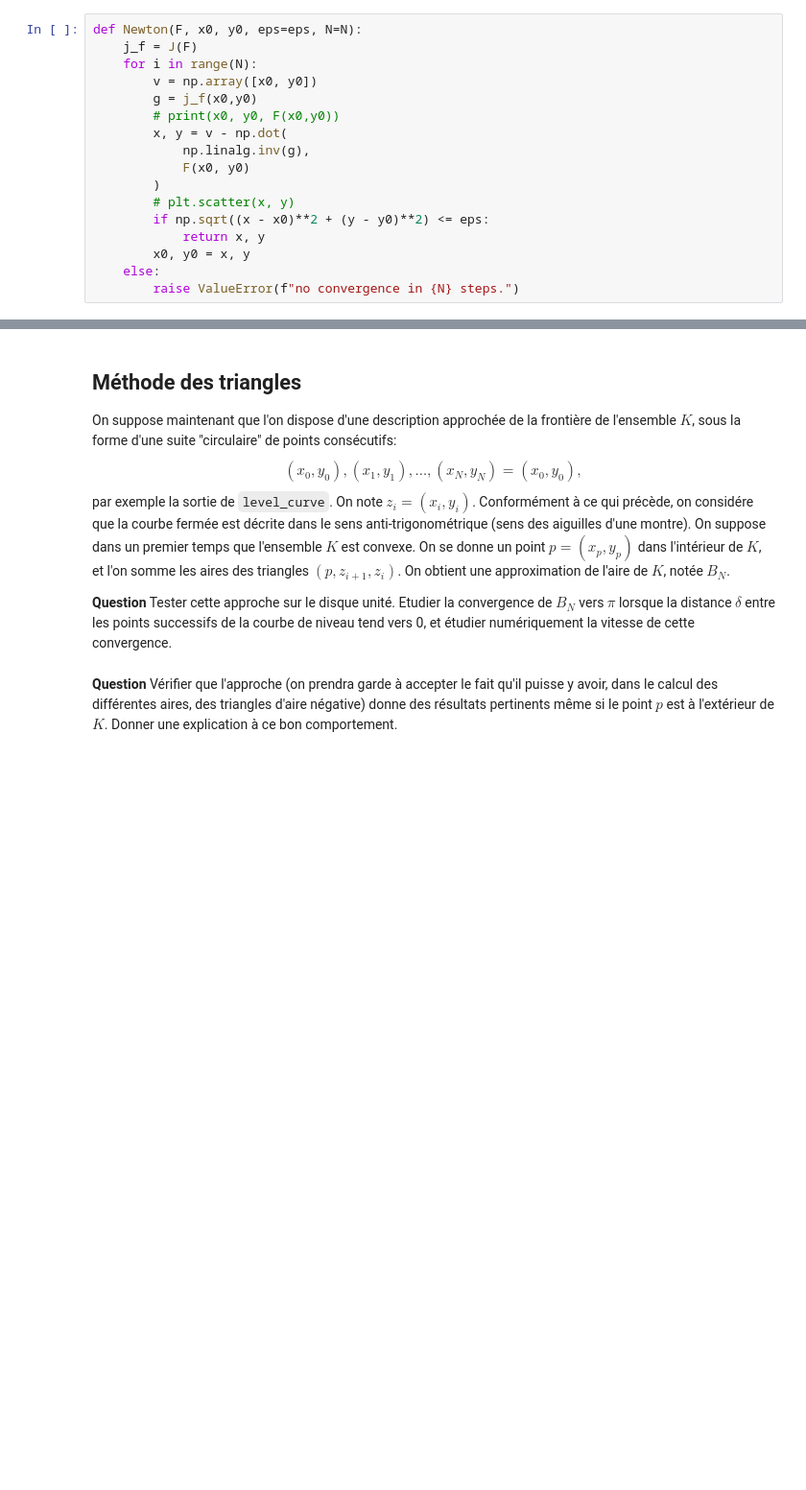
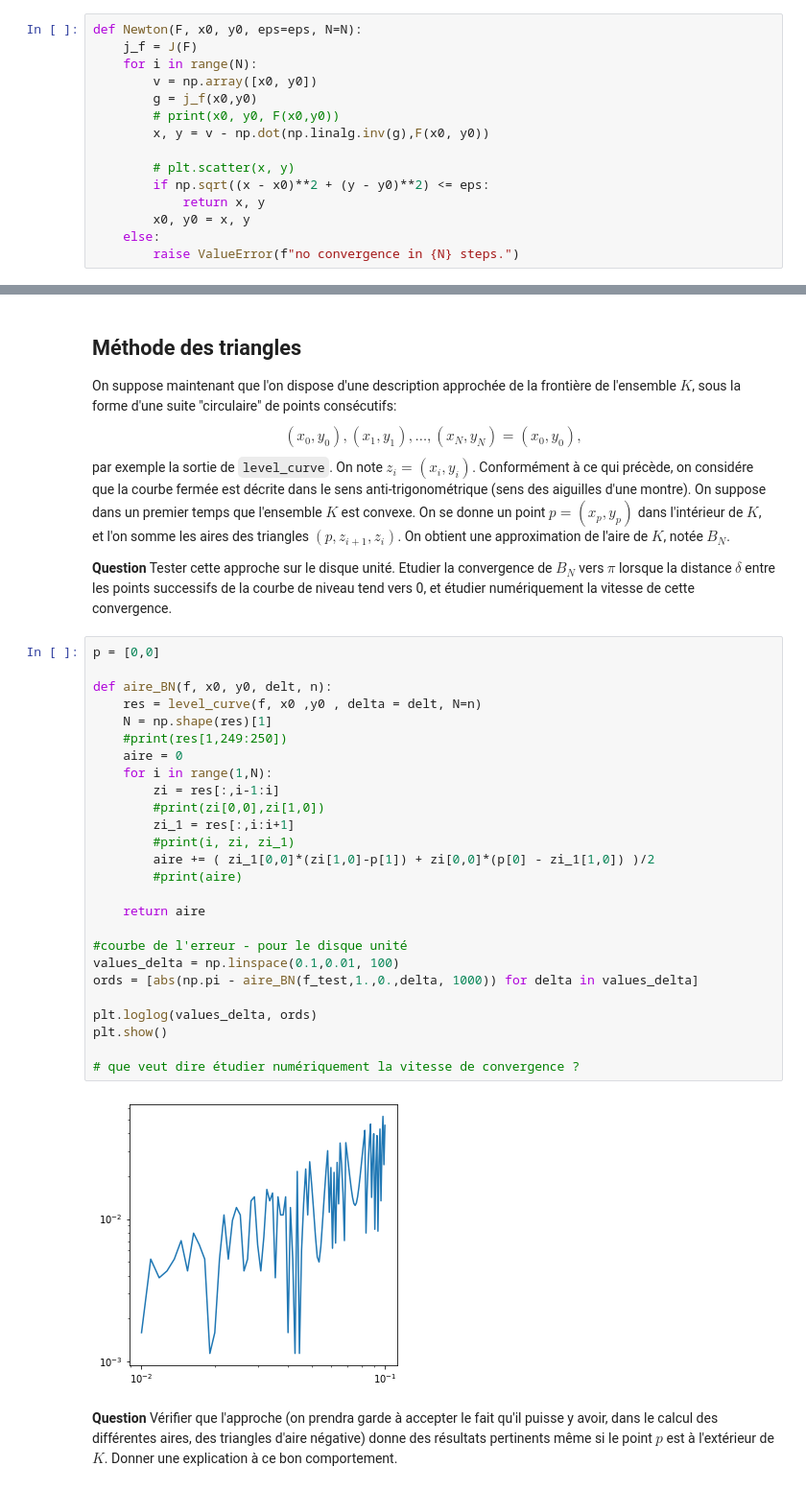
Before and after one commit to WatchfulCoder/projet-numerique-CD, a Jupyter notebook: projet-maths-info.ipynb, the cells around one changed output, grey strips where cells are left out. Shown: that part at 96% size. Drawn from its saved outputs; the diff is of its cells as text; blank space fills up the shorter version.

Commit message:
début partie aires

```diff
--- a/projet-maths-info.ipynb
+++ b/projet-maths-info.ipynb
@@ -181,10 +181,8 @@ def Newton(F, x0, y0, eps=eps, N=N):
         v = np.array([x0, y0])
         g = j_f(x0,y0)
         # print(x0, y0, F(x0,y0))
-        x, y = v - np.dot(
-            np.linalg.inv(g),
-            F(x0, y0)
-        )
+        x, y = v - np.dot(np.linalg.inv(g),F(x0, y0))
+
         # plt.scatter(x, y)
         if np.sqrt((x - x0)**2 + (y - y0)**2) <= eps:
             return x, y
@@ -418,6 +445,34 @@ On se donne un point $p = (x_p,y_p)$ dans  l'intérieur de $K$, et l'on somme le
 On obtient une approximation de l'aire de $K$, notée $B_N$.
 
 **Question** Tester cette approche sur le disque unité. Etudier la convergence de $B_N$ vers $\pi$ lorsque la distance $\delta$ entre les points successifs de la courbe de niveau tend vers 0, et étudier numériquement la vitesse de cette convergence.
+# %%
+p = [0,0]
+
+def aire_BN(f, x0, y0, delt, n):
+    res = level_curve(f, x0 ,y0 , delta = delt, N=n)
+    N = np.shape(res)[1]
+    #print(res[1,249:250])
+    aire = 0
+    for i in range(1,N):
+        zi = res[:,i-1:i]
+        #print(zi[0,0],zi[1,0])
+        zi_1 = res[:,i:i+1]
+        #print(i, zi, zi_1)
+        aire += ( zi_1[0,0]*(zi[1,0]-p[1]) + zi[0,0]*(p[0] - zi_1[1,0]) )/2
+        #print(aire)
+
+    return aire
+
+#courbe de l'erreur - pour le disque unité
+values_delta = np.linspace(0.1,0.01, 100)
+ords = [abs(np.pi - aire_BN(f_test,1.,0.,delta, 1000)) for delta in values_delta]
+
+plt.loglog(values_delta, ords)
+plt.show()
+
+# que veut dire étudier numériquement la vitesse de convergence ?
+# %% [output]
+[figure, added]
 # %% [markdown]
 **Question** Vérifier que l'approche (on prendra garde à accepter le fait qu'il puisse y avoir, dans le calcul des différentes aires,  des triangles d'aire négative) donne des résultats pertinents même si le point $p$ est  à l'extérieur de $K$. Donner une explication à ce bon comportement.
 # %% [markdown]
```
Also changed, not shown: parts of 5 cells of this notebook.
